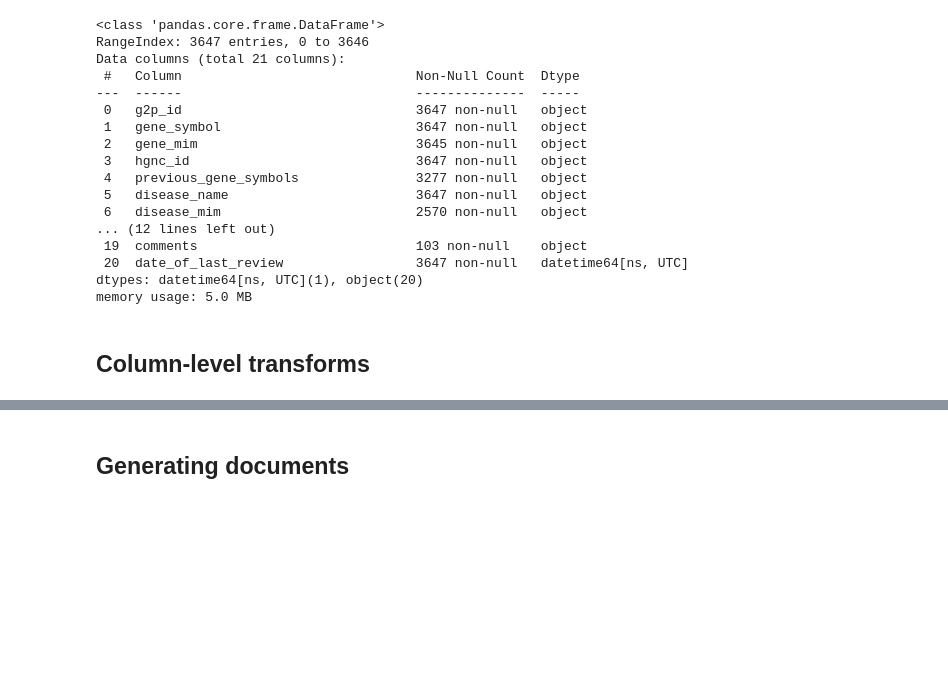
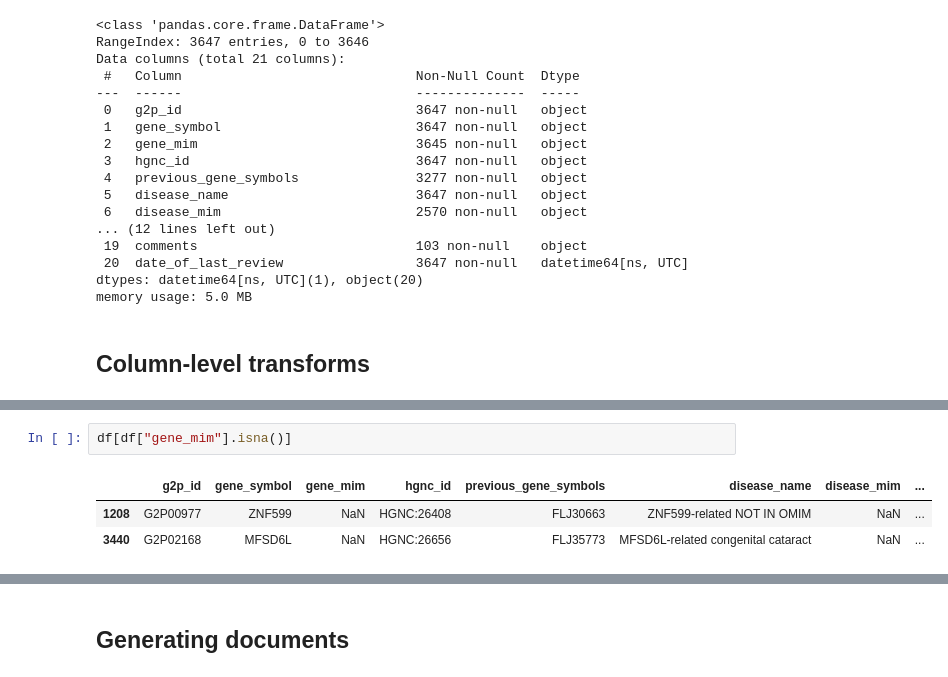
Before and after one commit to biothings/pending.api, a Jupyter notebook: plugins/ebi_gene2phenotype/parser-writing.ipynb, the cells around one changed output, grey strips where cells are left out. Saved outputs shown, nothing was run; the diff lists cells and outputs as text; blank space fills up the shorter version.

```diff
--- a/plugins/ebi_gene2phenotype/parser-writing.ipynb
+++ b/plugins/ebi_gene2phenotype/parser-writing.ipynb
@@ -260,0 +338,6 @@ df.head()
+# %%
+df[df["gene_mim"].isna()]
+# %% [output]
+|  | g2p_id | gene_symbol | gene_mim | hgnc_id | previous_gene_symbols | disease_name | disease_mim | ... |
+| 1208 | G2P00977 | ZNF599 | NaN | HGNC:26408 | FLJ30663 | ZNF599-related NOT IN OMIM | NaN | ... |
+| 3440 | G2P02168 | MFSD6L | NaN | HGNC:26656 | FLJ35773 | MFSD6L-related congenital cataract | NaN | ... |
```
Also changed, not shown: parts of 183 cells of this notebook.
